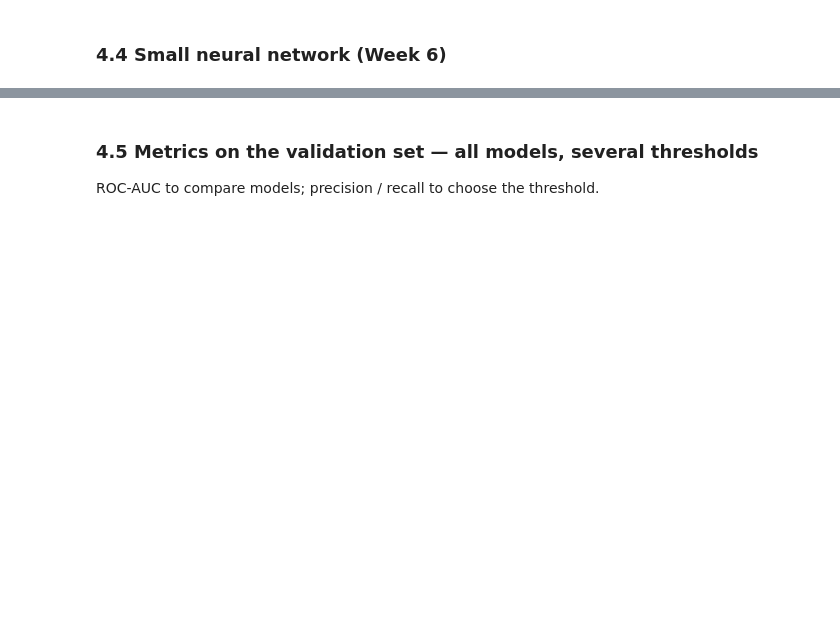
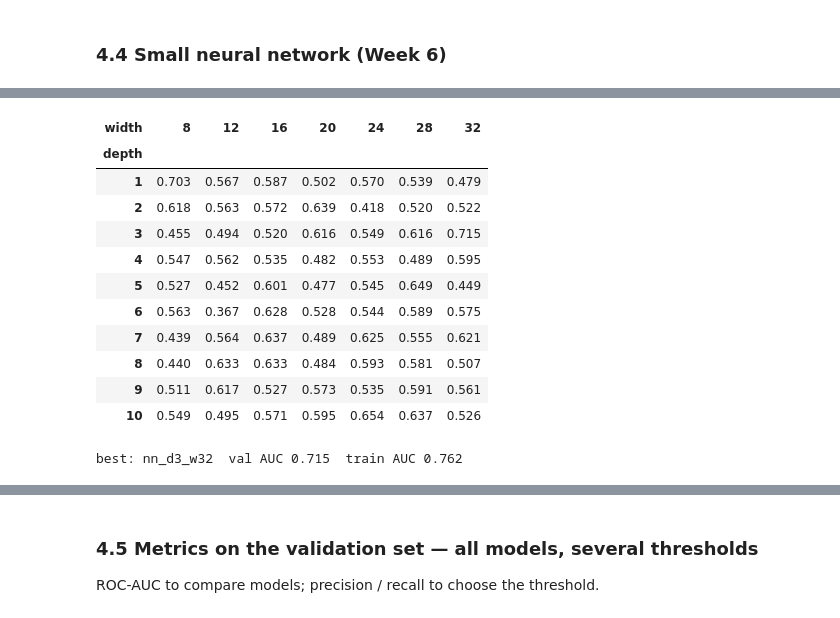
Before and after one commit to Patrick190508/whaleshark-mafia-island, a Jupyter notebook: notebooks/Model_v2_Ningaloo.ipynb, the cells around one changed output, grey strips where cells are left out. Cells and saved outputs as stored; diff of their text form; code cells hidden in the pictures; blank space fills up the shorter version.

```diff
--- a/notebooks/Model_v2_Ningaloo.ipynb
+++ b/notebooks/Model_v2_Ningaloo.ipynb
@@ -120,3 +189,17 @@ Point-biserial correlation (= Pearson between the 0/1 target and the variable) o
 # %% [markdown]
 ### 4.1 Features and scaling
 Choose `FEATS` from section 3.
+# %%
+# 4.1 Feature sets
+FEATS_BASE = ["sday", "sday2", "sst", "sst2", "chl", "sss"]          # MVP (slow variables + season shape)
+FEATS_FAST = ["wind", "wind_3d", "wave", "wave_3d", "moon_illum"]    # new fast variables
+FEATS = FEATS_BASE + FEATS_FAST
+
+Xtr, ytr = train[FEATS], train["y"]
+Xva, yva = val[FEATS],   val["y"]
+Xte, yte = test[FEATS],  test["y"]
+
+from sklearn.preprocessing import StandardScaler
+scaler = StandardScaler().fit(Xtr)
+Xtr_s, Xva_s, Xte_s = scaler.transform(Xtr), scaler.transform(Xva), scaler.transform(Xte)
+print(len(FEATS), "features:", FEATS)
@@ -127,2 +244,45 @@ Choose `FEATS` from section 3.
 # %% [markdown]
 ### 4.4 Small neural network (Week 6)
+# %%
+# 4.4 Neural network grid: depth 1..10 x width 8..32 (same width in every layer)
+import tensorflow as tf, time
+tf.random.set_seed(0); np.random.seed(0)
+
+DEPTHS = range(1, 11)
+WIDTHS = [8, 12, 16, 20, 24, 28, 32]
+
+def make_nn(depth, width, dropout=0.2):
+    m = tf.keras.Sequential([tf.keras.layers.Input(shape=(Xtr_s.shape[1],))])
+    for _ in range(depth):
+        m.add(tf.keras.layers.Dense(width, activation="relu"))
+        m.add(tf.keras.layers.Dropout(dropout))
+    m.add(tf.keras.layers.Dense(1, activation="sigmoid"))
+    m.compile(optimizer="adam", loss="binary_crossentropy")
+    return m
+
+stop = tf.keras.callbacks.EarlyStopping(monitor="val_loss", patience=20, restore_best_weights=True)
+
+grid, nn_probs, t0 = [], {}, time.time()
+for depth in DEPTHS:
+    for width in WIDTHS:
+        tf.keras.backend.clear_session(); tf.random.set_seed(0)
+        nn = make_nn(depth, width)
+        nn.fit(Xtr_s, ytr, validation_data=(Xva_s, yva),
+               epochs=300, batch_size=32, callbacks=[stop], verbose=0)
+        p_tr, p_va = nn.predict(Xtr_s, verbose=0).ravel(), nn.predict(Xva_s, verbose=0).ravel()
+        name = f"nn_d{depth}_w{width}"
+        nn_probs[name] = (nn, p_tr, p_va)
+        grid.append({"depth": depth, "width": width,
+                     "auc_train": roc_auc_score(ytr, p_tr), "auc_val": roc_auc_score(yva, p_va),
+                     "epochs": len(nn.history.history["loss"])})
+        print(f"{name}: val AUC {grid[-1]['auc_val']:.3f}  ({time.time()-t0:.0f}s)")
+
+grid = pd.DataFrame(grid)
+auc_table = grid.pivot(index="depth", columns="width", values="auc_val").round(3)
+print("\nROC-AUC on validation (rows = depth, columns = width)")
+display(auc_table)
+
+best = grid.loc[grid["auc_val"].idxmax()]
+BEST_NN = f"nn_d{int(best.depth)}_w{int(best.width)}"
+print(f"\nbest: {BEST_NN}  val AUC {best.auc_val:.3f}  train AUC {best.auc_train:.3f}")
+# %% [output]
@@ -128,0 +306,13 @@ Choose `FEATS` from section 3.
+| width | 8 | 12 | 16 | 20 | 24 | 28 | 32 |
+| depth |  |  |  |  |  |  |  |
+| 1 | 0.703 | 0.567 | 0.587 | 0.502 | 0.570 | 0.539 | 0.479 |
+| 2 | 0.618 | 0.563 | 0.572 | 0.639 | 0.418 | 0.520 | 0.522 |
+| 3 | 0.455 | 0.494 | 0.520 | 0.616 | 0.549 | 0.616 | 0.715 |
+| 4 | 0.547 | 0.562 | 0.535 | 0.482 | 0.553 | 0.489 | 0.595 |
+| 5 | 0.527 | 0.452 | 0.601 | 0.477 | 0.545 | 0.649 | 0.449 |
+| 6 | 0.563 | 0.367 | 0.628 | 0.528 | 0.544 | 0.589 | 0.575 |
+| 7 | 0.439 | 0.564 | 0.637 | 0.489 | 0.625 | 0.555 | 0.621 |
+| 8 | 0.440 | 0.633 | 0.633 | 0.484 | 0.593 | 0.581 | 0.507 |
+| 9 | 0.511 | 0.617 | 0.527 | 0.573 | 0.535 | 0.591 | 0.561 |
+| 10 | 0.549 | 0.495 | 0.571 | 0.595 | 0.654 | 0.637 | 0.526 |
+best: nn_d3_w32  val AUC 0.715  train AUC 0.762
```
Also changed, not shown: parts of 17 cells of this notebook.
